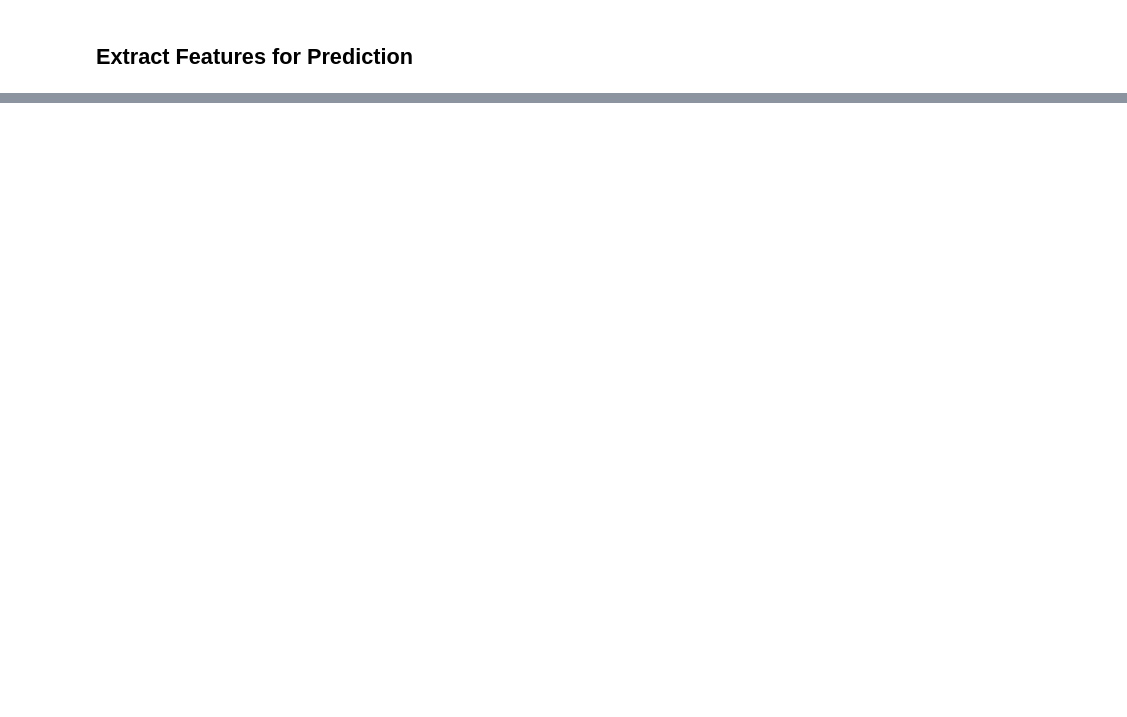
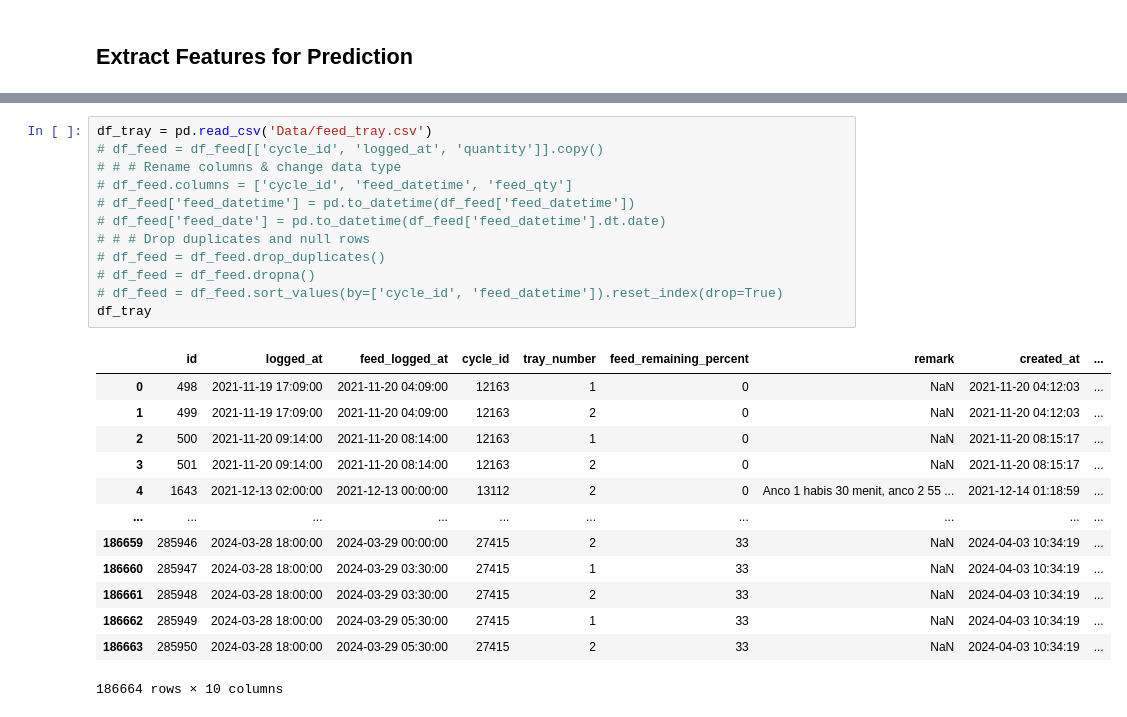
Before and after one commit to Kyunianti19/jala_assignment_test, a Jupyter notebook: analysis.ipynb, the cells around one changed output, grey strips where cells are left out. Cells and saved outputs as stored; diff of their text form; blank space fills up the shorter version.

```diff
--- a/analysis.ipynb
+++ b/analysis.ipynb
@@ -404,0 +442,26 @@ memory usage: 617.5 KB
+# %%
+df_tray = pd.read_csv('Data/feed_tray.csv')
+# df_feed = df_feed[['cycle_id', 'logged_at', 'quantity']].copy()
+# # # Rename columns & change data type
+# df_feed.columns = ['cycle_id', 'feed_datetime', 'feed_qty']
+# df_feed['feed_datetime'] = pd.to_datetime(df_feed['feed_datetime'])
+# df_feed['feed_date'] = pd.to_datetime(df_feed['feed_datetime'].dt.date)
+# # # Drop duplicates and null rows
+# df_feed = df_feed.drop_duplicates()
+# df_feed = df_feed.dropna()
+# df_feed = df_feed.sort_values(by=['cycle_id', 'feed_datetime']).reset_index(drop=True)
+df_tray
+# %% [output]
+|  | id | logged_at | feed_logged_at | cycle_id | tray_number | feed_remaining_percent | remark | created_at | ... |
+| 0 | 498 | 2021-11-19 17:09:00 | 2021-11-20 04:09:00 | 12163 | 1 | 0 | NaN | 2021-11-20 04:12:03 | ... |
+| 1 | 499 | 2021-11-19 17:09:00 | 2021-11-20 04:09:00 | 12163 | 2 | 0 | NaN | 2021-11-20 04:12:03 | ... |
+| 2 | 500 | 2021-11-20 09:14:00 | 2021-11-20 08:14:00 | 12163 | 1 | 0 | NaN | 2021-11-20 08:15:17 | ... |
+| 3 | 501 | 2021-11-20 09:14:00 | 2021-11-20 08:14:00 | 12163 | 2 | 0 | NaN | 2021-11-20 08:15:17 | ... |
+| 4 | 1643 | 2021-12-13 02:00:00 | 2021-12-13 00:00:00 | 13112 | 2 | 0 | Anco 1 habis 30 menit, anco 2 55 ... | 2021-12-14 01:18:59 | ... |
+| ... | ... | ... | ... | ... | ... | ... | ... | ... | ... |
+| 186659 | 285946 | 2024-03-28 18:00:00 | 2024-03-29 00:00:00 | 27415 | 2 | 33 | NaN | 2024-04-03 10:34:19 | ... |
+| 186660 | 285947 | 2024-03-28 18:00:00 | 2024-03-29 03:30:00 | 27415 | 1 | 33 | NaN | 2024-04-03 10:34:19 | ... |
+| 186661 | 285948 | 2024-03-28 18:00:00 | 2024-03-29 03:30:00 | 27415 | 2 | 33 | NaN | 2024-04-03 10:34:19 | ... |
+| 186662 | 285949 | 2024-03-28 18:00:00 | 2024-03-29 05:30:00 | 27415 | 1 | 33 | NaN | 2024-04-03 10:34:19 | ... |
+| 186663 | 285950 | 2024-03-28 18:00:00 | 2024-03-29 05:30:00 | 27415 | 2 | 33 | NaN | 2024-04-03 10:34:19 | ... |
+186664 rows × 10 columns
```
Also changed, not shown: parts of 6 cells of this notebook.
